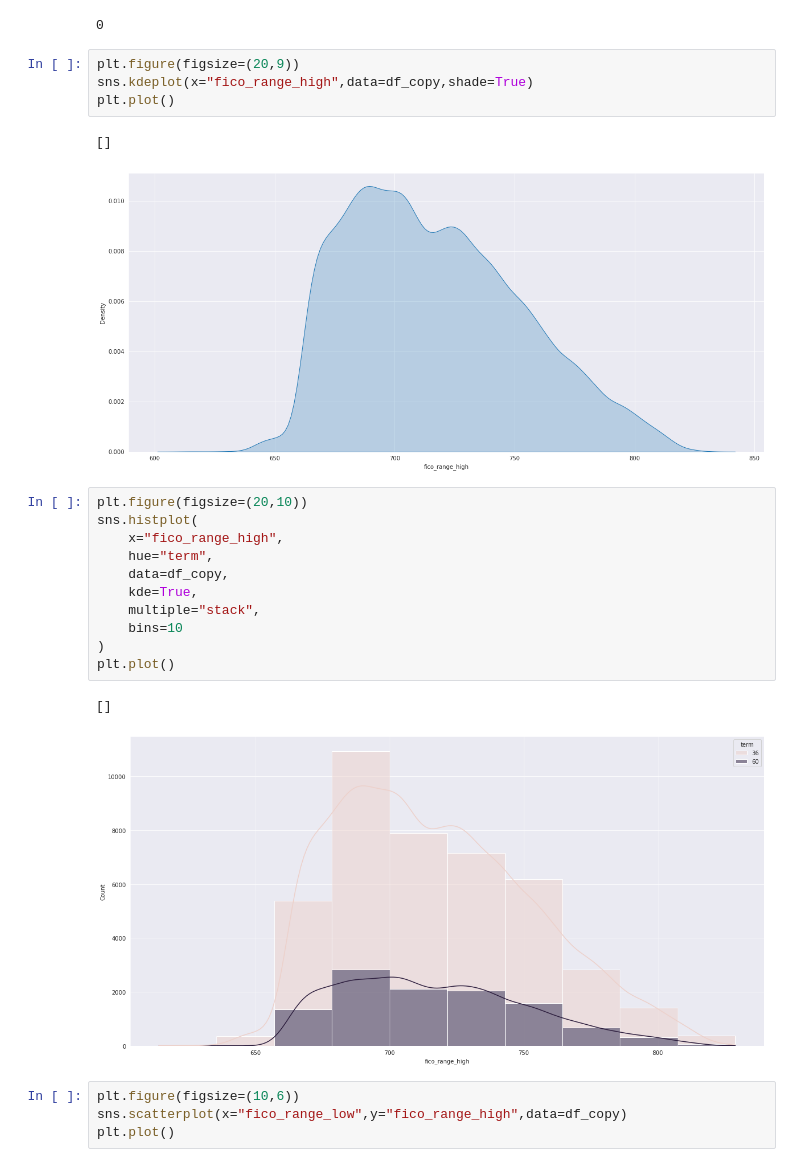
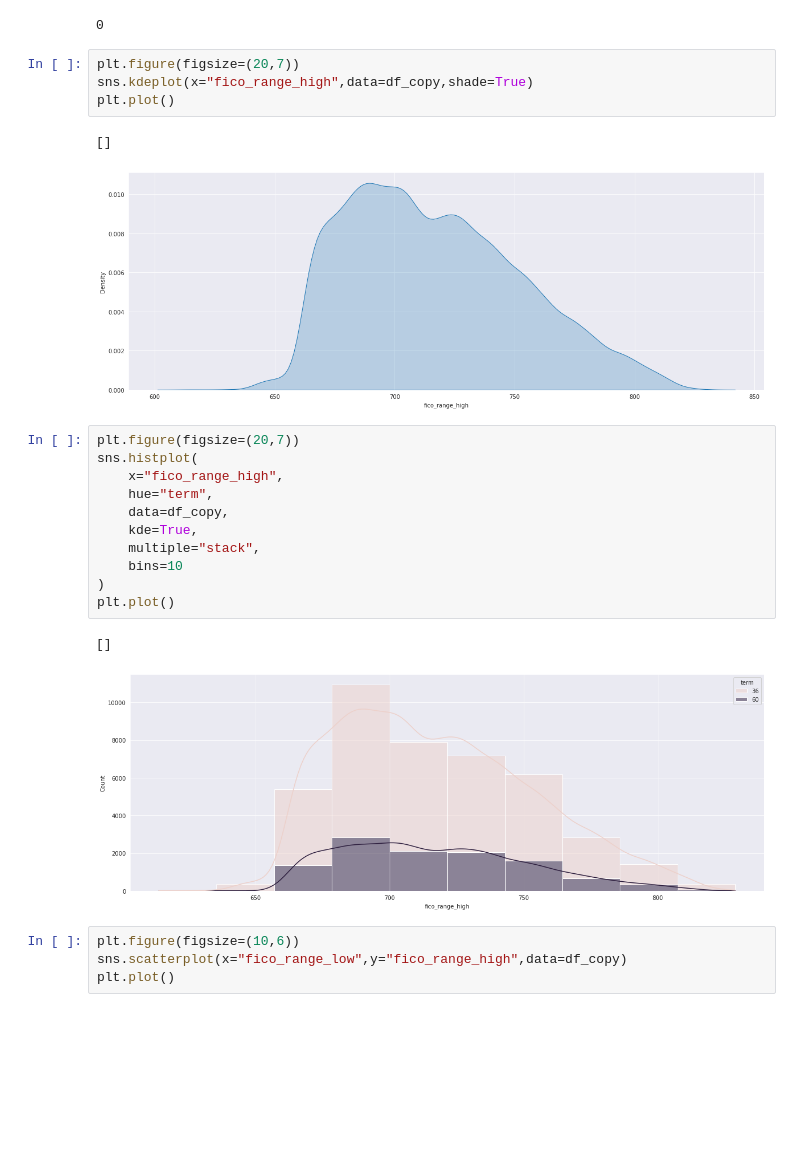
Before and after one commit to Chinmay487/money_lending_club, a Jupyter notebook: analysis.ipynb, the cells around one changed output. Cells and saved outputs as stored; diff of their text form; blank space fills up the shorter version.

```diff
--- a/analysis.ipynb
+++ b/analysis.ipynb
@@ -547,14 +525,14 @@ df_copy["fico_range_high"].isnull().sum()
 # %% [output]
 0
 # %%
-plt.figure(figsize=(20,9))
+plt.figure(figsize=(20,7))
 sns.kdeplot(x="fico_range_high",data=df_copy,shade=True)
 plt.plot()
 # %% [output]
 []
-[figure, old version]
+[figure, new version]
 # %%
-plt.figure(figsize=(20,10))
+plt.figure(figsize=(20,7))
 sns.histplot(
     x="fico_range_high",
     hue="term",
@@ -566,7 +544,7 @@ sns.histplot(
 plt.plot()
 # %% [output]
 []
-[figure, old version]
+[figure, new version]
 # %%
 plt.figure(figsize=(10,6))
 sns.scatterplot(x="fico_range_low",y="fico_range_high",data=df_copy)
```
Also changed, not shown: parts of 91 cells of this notebook, 1 other file.
